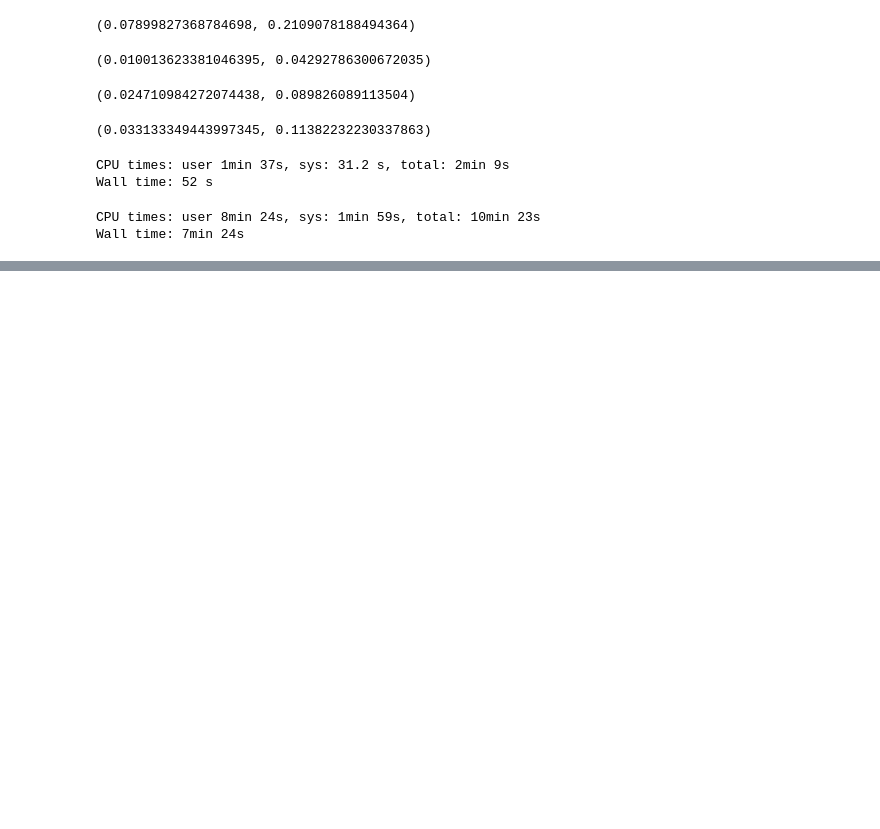
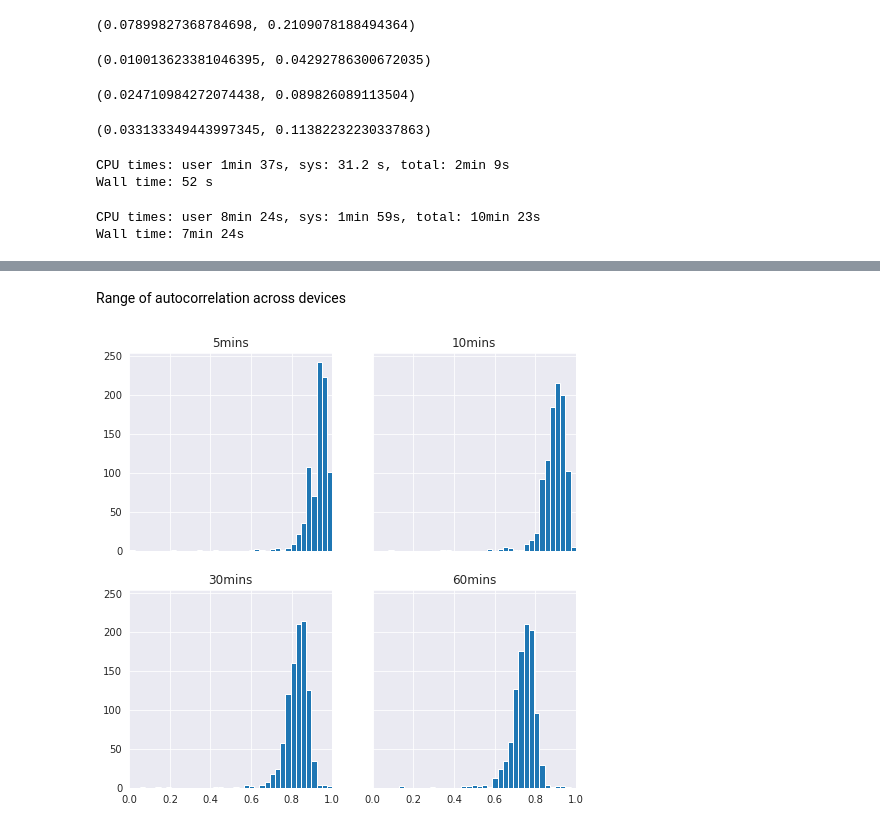
Before and after one commit to openclimatefix/predict_pv_yield_OLD, a Jupyter notebook: notebooks/ml_experiments/011-persistence_baseline.ipynb, the cells around one changed output, grey strips where cells are left out. Saved outputs shown, nothing was run; the diff lists cells and outputs as text; code cells hidden in the pictures; blank space fills up the shorter version.

```diff
--- a/notebooks/ml_experiments/011-persistence_baseline.ipynb
+++ b/notebooks/ml_experiments/011-persistence_baseline.ipynb
@@ -180,0 +175,24 @@ for _ in range(7):
+# %%
+def calculate_autocorrelation(timedelta):
+    pv_prop_max_norm_df = (pv_prop_max_df - pv_prop_max_df.mean())/pv_prop_max_df.std()
+    autocorrs_df = (pv_prop_max_norm_df * (pv_prop_max_norm_df.reindex(
+        pv_prop_max_norm_df.index-pd.Timedelta(timedelta))).values).mean()
+    return autocorrs_df
+# %%
+autocorr5min = calculate_autocorrelation('5min')
+autocorr10min = calculate_autocorrelation('10min')
+autocorr30min = calculate_autocorrelation('30min')
+autocorr60min = calculate_autocorrelation('60min')
+# %% [markdown]
+Range of autocorrelation across devices
+# %%
+fig, axes = plt.subplots(2,2, figsize=(8,8), sharex=True, sharey=True)
+bins=np.linspace(0,1,40)
+autocorr5min.hist(bins=bins,  ax=axes[0,0]); axes[0,0].set_title('5mins')
+autocorr10min.hist(bins=bins, ax=axes[0,1]); axes[0,1].set_title('10mins')
+autocorr30min.hist(bins=bins, ax=axes[1,0]); axes[1,0].set_title('30mins')
+autocorr60min.hist(bins=bins, ax=axes[1,1]); axes[1,1].set_title('60mins')
+plt.xlim(0,1)
+plt.show()
+# %% [output]
+[figure, added]
```
Also changed, not shown: parts of 4 cells of this notebook.
